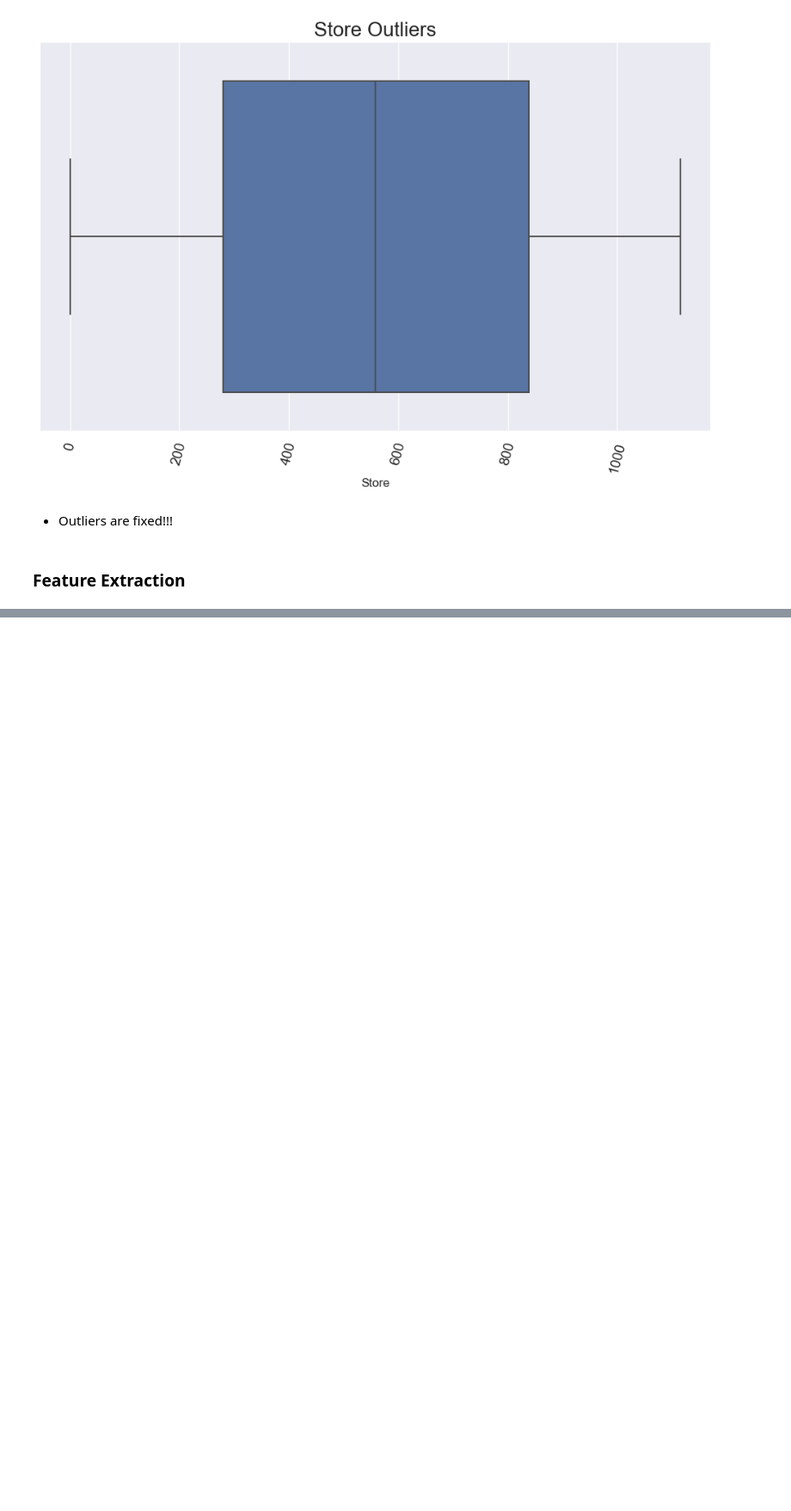
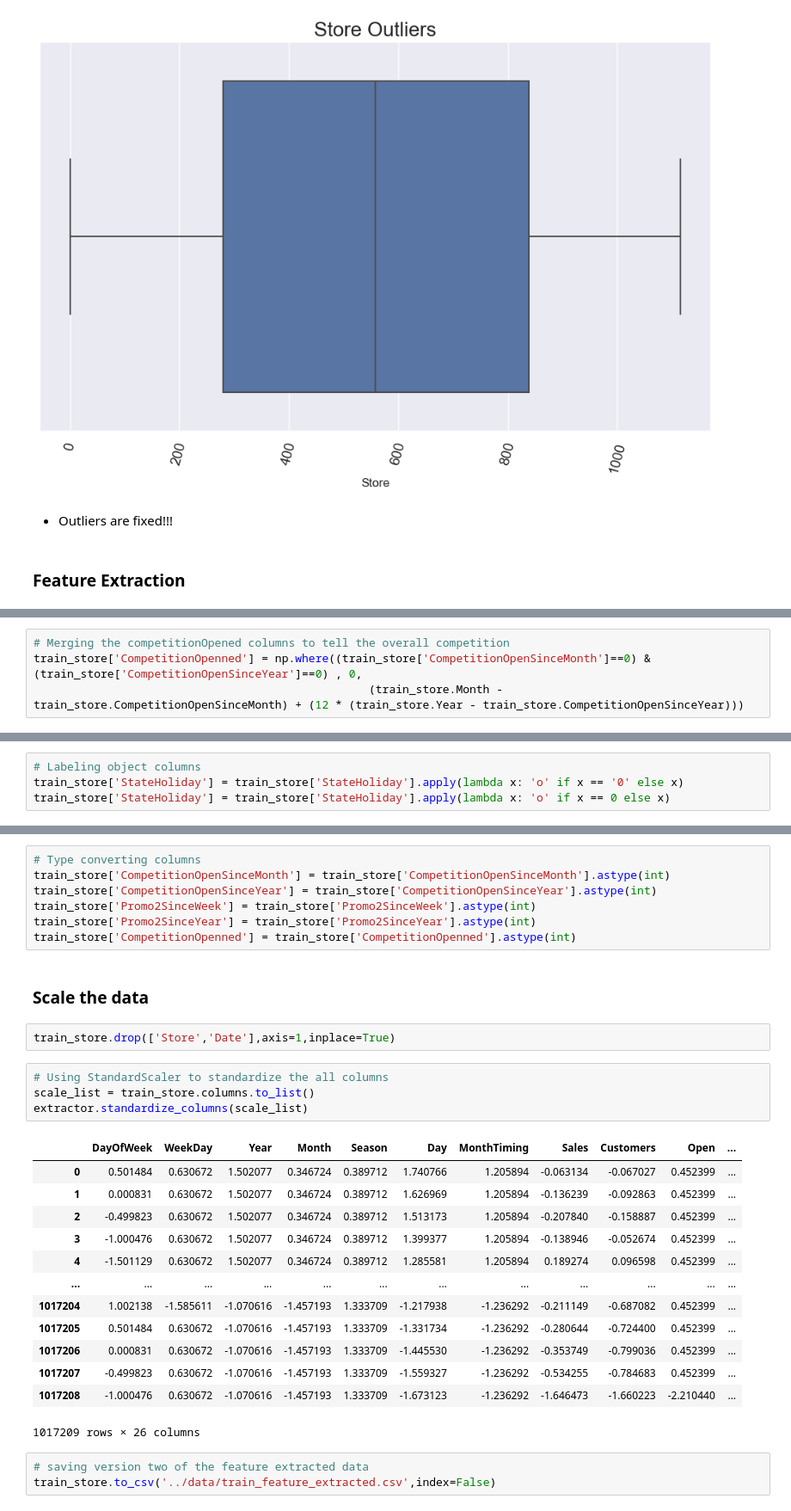
Before and after one commit to nahomHmichael/Rossman-Pharmaceutical-Sales-Pridiction, a Jupyter notebook: notebooks/ML_modeling.ipynb, the cells around one changed output, grey strips where cells are left out. Shown at 86% size. Cells and saved outputs as stored; diff of their text form; blank space fills up the shorter version.

```diff
--- a/notebooks/ML_modeling.ipynb
+++ b/notebooks/ML_modeling.ipynb
@@ -226,0 +240,4 @@ PL.plot_box(train_store,'Store','Store Outliers')
+# %%
+# Merging the competitionOpened columns to tell the overall competition
+train_store['CompetitionOpenned'] = np.where((train_store['CompetitionOpenSinceMonth']==0) & (train_store['CompetitionOpenSinceYear']==0) , 0,
+                                                  (train_store.Month - train_store.CompetitionOpenSinceMonth) + (12 * (train_store.Year - train_store.CompetitionOpenSinceYear)))
@@ -226,0 +257,4 @@ PL.plot_box(train_store,'Store','Store Outliers')
+# %%
+# Labeling object columns
+train_store['StateHoliday'] = train_store['StateHoliday'].apply(lambda x: 'o' if x == '0' else x)
+train_store['StateHoliday'] = train_store['StateHoliday'].apply(lambda x: 'o' if x == 0 else x)
@@ -226,0 +270,32 @@ PL.plot_box(train_store,'Store','Store Outliers')
+# %%
+# Type converting columns
+train_store['CompetitionOpenSinceMonth'] = train_store['CompetitionOpenSinceMonth'].astype(int)
+train_store['CompetitionOpenSinceYear'] = train_store['CompetitionOpenSinceYear'].astype(int)
+train_store['Promo2SinceWeek'] = train_store['Promo2SinceWeek'].astype(int)
+train_store['Promo2SinceYear'] = train_store['Promo2SinceYear'].astype(int)
+train_store['CompetitionOpenned'] = train_store['CompetitionOpenned'].astype(int)
+# %% [markdown]
+### Scale the data
+# %%
+train_store.drop(['Store','Date'],axis=1,inplace=True)
+# %%
+# Using StandardScaler to standardize the all columns
+scale_list = train_store.columns.to_list()
+extractor.standardize_columns(scale_list)
+# %% [output]
+|  | DayOfWeek | WeekDay | Year | Month | Season | Day | MonthTiming | Sales | Customers | Open | ... |
+| 0 | 0.501484 | 0.630672 | 1.502077 | 0.346724 | 0.389712 | 1.740766 | 1.205894 | -0.063134 | -0.067027 | 0.452399 | ... |
+| 1 | 0.000831 | 0.630672 | 1.502077 | 0.346724 | 0.389712 | 1.626969 | 1.205894 | -0.136239 | -0.092863 | 0.452399 | ... |
+| 2 | -0.499823 | 0.630672 | 1.502077 | 0.346724 | 0.389712 | 1.513173 | 1.205894 | -0.207840 | -0.158887 | 0.452399 | ... |
+| 3 | -1.000476 | 0.630672 | 1.502077 | 0.346724 | 0.389712 | 1.399377 | 1.205894 | -0.138946 | -0.052674 | 0.452399 | ... |
+| 4 | -1.501129 | 0.630672 | 1.502077 | 0.346724 | 0.389712 | 1.285581 | 1.205894 | 0.189274 | 0.096598 | 0.452399 | ... |
+| ... | ... | ... | ... | ... | ... | ... | ... | ... | ... | ... | ... |
+| 1017204 | 1.002138 | -1.585611 | -1.070616 | -1.457193 | 1.333709 | -1.217938 | -1.236292 | -0.211149 | -0.687082 | 0.452399 | ... |
+| 1017205 | 0.501484 | 0.630672 | -1.070616 | -1.457193 | 1.333709 | -1.331734 | -1.236292 | -0.280644 | -0.724400 | 0.452399 | ... |
+| 1017206 | 0.000831 | 0.630672 | -1.070616 | -1.457193 | 1.333709 | -1.445530 | -1.236292 | -0.353749 | -0.799036 | 0.452399 | ... |
+| 1017207 | -0.499823 | 0.630672 | -1.070616 | -1.457193 | 1.333709 | -1.559327 | -1.236292 | -0.534255 | -0.784683 | 0.452399 | ... |
+| 1017208 | -1.000476 | 0.630672 | -1.070616 | -1.457193 | 1.333709 | -1.673123 | -1.236292 | -1.646473 | -1.660223 | -2.210440 | ... |
+1017209 rows × 26 columns
+# %%
+# saving version two of the feature extracted data
+train_store.to_csv('../data/train_feature_extracted.csv',index=False)
```
Also changed, not shown: parts of 7 cells of this notebook, 5 other files.
